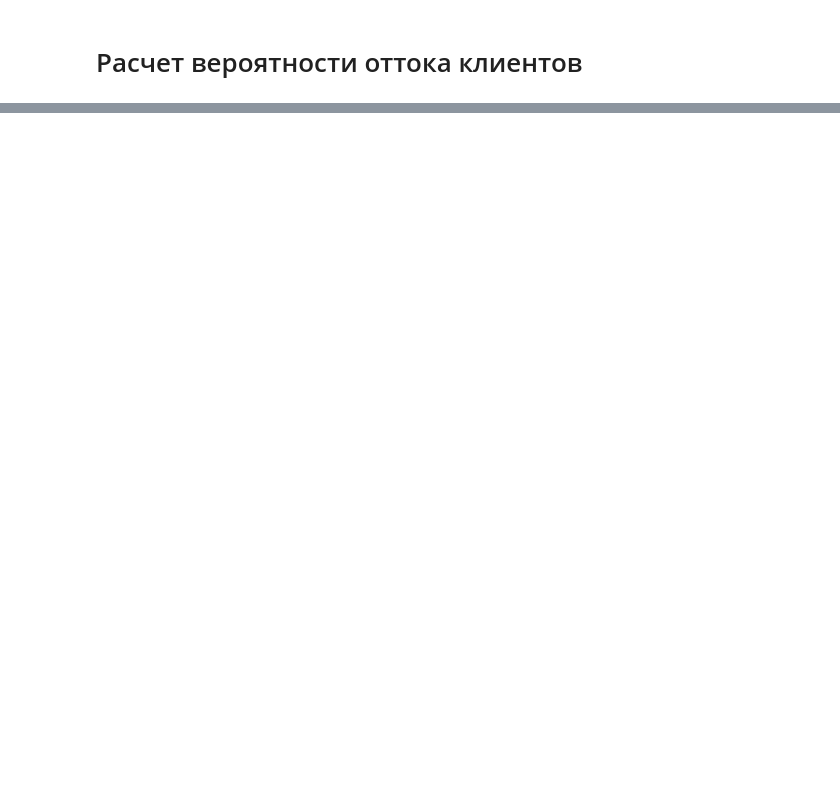
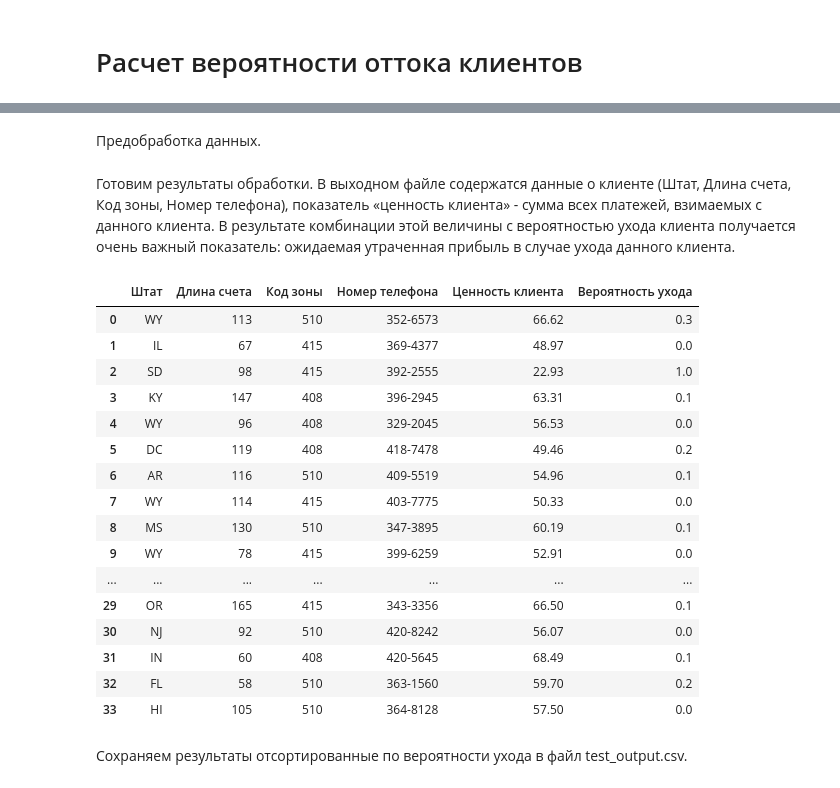
Before and after one commit to zalex7/ds, a Jupyter notebook: test-1.ipynb, the cells around one changed output, grey strips where cells are left out. Cells and saved outputs as stored; diff of their text form; code cells hidden in the pictures; blank space fills up the shorter version.

```diff
--- a/test-1.ipynb
+++ b/test-1.ipynb
@@ -33,0 +109,8 @@ Sample data:
+# %%
+X = churn_feat_space.values.astype(float)
+
+scaler = StandardScaler()
+X = scaler.fit_transform(X)
+
+print(f"Набор признаков содержит {X.shape[0]} значений для {X.shape[1]} признаков.")
+print("Уникальные целевые значения:", np.unique(y))
@@ -33,0 +128,7 @@ Sample data:
+# %%
+X_train, X_test, y_train, y_test = train_test_split(X, y, stratify=y,  test_size=0.3, random_state=42)
+print("Размерность выборки для обучения модели:", X_train.shape)
+print("Размерность выборки для тестирования:", X_test.shape)
+
+rf = Rf(n_estimators=10) # Создаем объект класса RandomForestClassifier
+rf.fit(X_train, y_train) # Выполняем процедуру обучения
@@ -33,0 +228,3 @@ Sample data:
+# %%
+churn_df_user = pd.read_csv('test_input.csv', sep=";")
+churn_df_user.head()
@@ -33,0 +238,34 @@ Sample data:
+# %% [markdown]
+Предобработка данных.
+# %%
+to_drop = ['Штат', 'Код зоны', 'Номер телефона']
+X = scaler.fit_transform(churn_df_user.drop(to_drop, axis=1).values.astype(float))
+# %% [markdown]
+Готовим результаты обработки. В выходном файле содержатся данные о клиенте (Штат, Длина счета, Код зоны, Номер телефона), показатель «ценность клиента» - сумма всех платежей, взимаемых с данного клиента. В результате комбинации этой величины с вероятностью ухода клиента получается очень важный показатель: ожидаемая утраченная прибыль в случае ухода данного клиента.
+# %%
+pred_user_prob = rf.predict_proba(X)[:,1]
+response = churn_df_user[['Штат','Длина счета', 'Код зоны', 'Номер телефона']]
+charges = ['Дневная оплата','Вечерняя оплата','Ночная оплата','Международная оплата']
+response.insert(4,'Ценность клиента', round(churn_df_user[charges].sum(axis=1), 2))
+response.insert(5,'Вероятность ухода', pred_user_prob)
+response
+# %% [output]
+|  | Штат | Длина счета | Код зоны | Номер телефона | Ценность клиента | Вероятность ухода |
+| 0 | WY | 113 | 510 | 352-6573 | 66.62 | 0.3 |
+| 1 | IL | 67 | 415 | 369-4377 | 48.97 | 0.0 |
+| 2 | SD | 98 | 415 | 392-2555 | 22.93 | 1.0 |
+| 3 | KY | 147 | 408 | 396-2945 | 63.31 | 0.1 |
+| 4 | WY | 96 | 408 | 329-2045 | 56.53 | 0.0 |
+| 5 | DC | 119 | 408 | 418-7478 | 49.46 | 0.2 |
+| 6 | AR | 116 | 510 | 409-5519 | 54.96 | 0.1 |
+| 7 | WY | 114 | 415 | 403-7775 | 50.33 | 0.0 |
+| 8 | MS | 130 | 510 | 347-3895 | 60.19 | 0.1 |
+| 9 | WY | 78 | 415 | 399-6259 | 52.91 | 0.0 |
+| ... | ... | ... | ... | ... | ... | ... |
+| 29 | OR | 165 | 415 | 343-3356 | 66.50 | 0.1 |
+| 30 | NJ | 92 | 510 | 420-8242 | 56.07 | 0.0 |
+| 31 | IN | 60 | 408 | 420-5645 | 68.49 | 0.1 |
+| 32 | FL | 58 | 510 | 363-1560 | 59.70 | 0.2 |
+| 33 | HI | 105 | 510 | 364-8128 | 57.50 | 0.0 |
+# %% [markdown]
+Сохраняем результаты отсортированные по вероятности ухода в файл test_output.csv.
```
Also changed, not shown: parts of 41 cells of this notebook, 3 other files.
